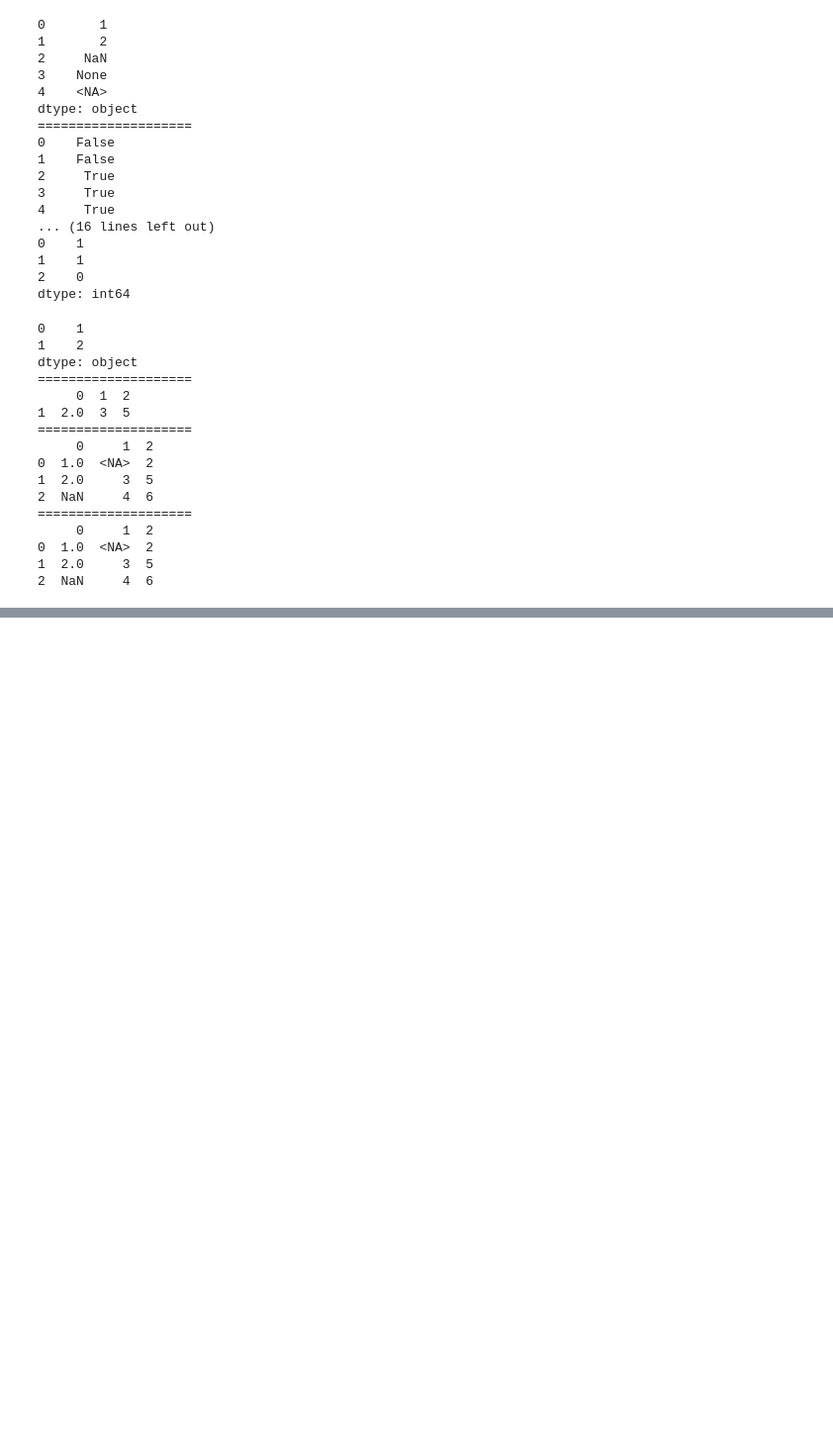
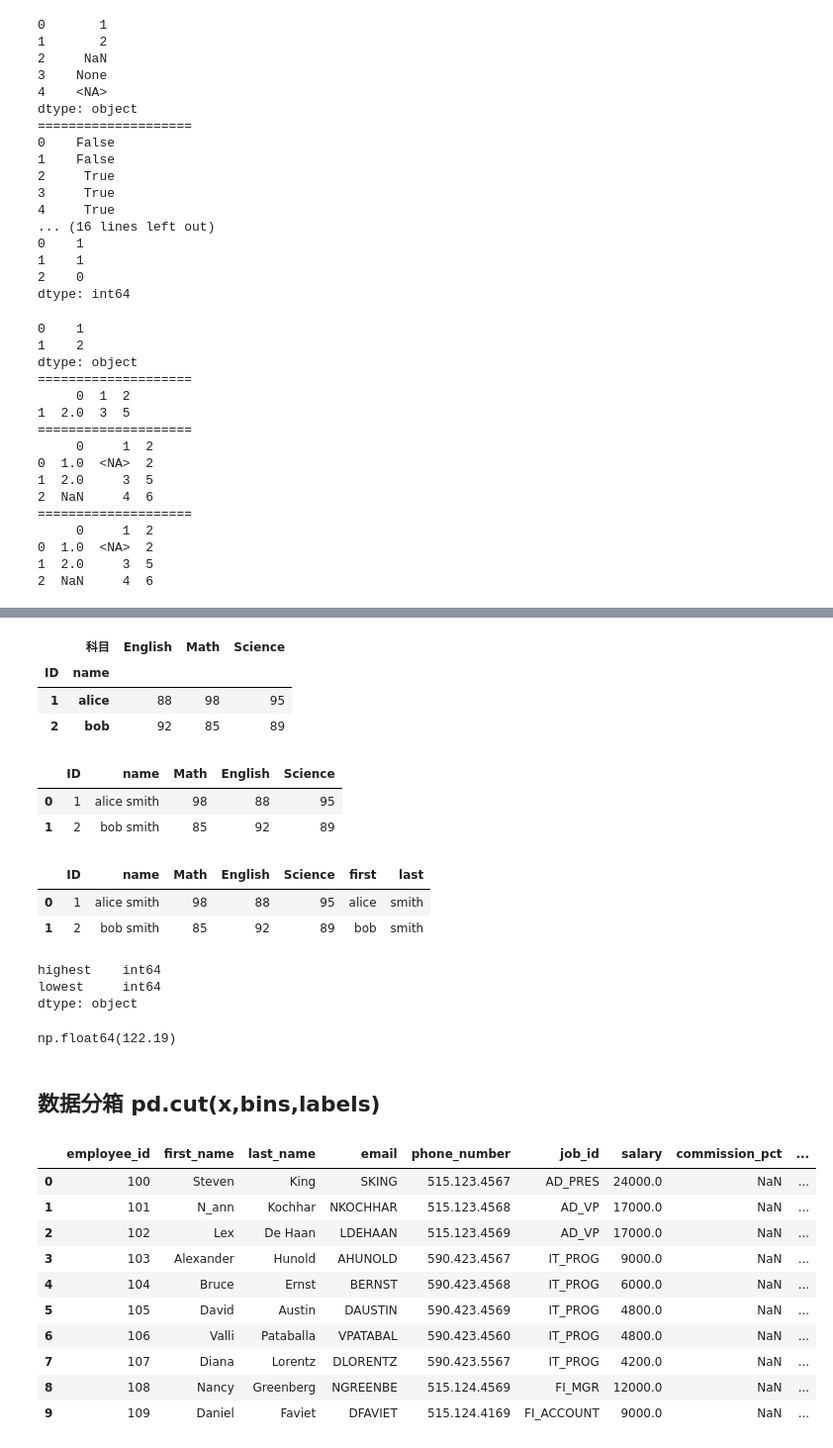
Before and after one commit to aonolee5-cmyk/notes, a Jupyter notebook: 4.数据分析.ipynb, the cells around one changed output, grey strips where cells are left out. Shown: that part at 99% size. Cells and saved outputs as stored; diff of their text form; code cells hidden in the pictures; blank space fills up the shorter version.

```diff
--- a/4.数据分析.ipynb
+++ b/4.数据分析.ipynb
@@ -148,0 +273,63 @@ dtype: int64
+# %%
+# 长表转宽表
+pd.pivot(df2,index=['ID','name'],columns='科目',values='分数')
+# %% [output]
+|  | 科目 | English | Math | Science |
+| ID | name |  |  |  |
+| 1 | alice | 88 | 98 | 95 |
+| 2 | bob | 92 | 85 | 89 |
+# %%
+data={
+    'ID':[1,2],
+    'name':['alice smith','bob smith'],
+    'Math':[98,85],
+    'English':[88,92],
+    'Science':[95,89]
+}
+df=pd.DataFrame(data)
+df
+# %% [output]
+|  | ID | name | Math | English | Science |
+| 0 | 1 | alice smith | 98 | 88 | 95 |
+| 1 | 2 | bob smith | 85 | 92 | 89 |
+# %%
+# 分列操作
+df[['first','last']]=df['name'].str.split(' ',expand=True) # 把要处理的数据当成字符串处理 使用str
+df
+# %% [output]
+|  | ID | name | Math | English | Science | first | last |
+| 0 | 1 | alice smith | 98 | 88 | 95 | alice | smith |
+| 1 | 2 | bob smith | 85 | 92 | 89 | bob | smith |
+# %%
+df=pd.read_csv('data/sleep.csv')
+df=df[['person_id','blood_pressure']]
+df[['highest','lowest']]=df['blood_pressure'].str.split('/',expand=True)
+df['highest']=df['highest'].astype('int64')
+df['lowest']=df['lowest'].astype('int64')
+df[['highest','lowest']].dtypes # 若有多个值，使用DataFrame格式
+# %% [output]
+highest    int64
+lowest     int64
+dtype: object
+# %%
+df.highest.mean()
+# %% [output]
+np.float64(122.19)
+# %% [markdown]
+## 数据分箱 pd.cut(x,bins,labels)
+# %%
+import pandas as pd
+df=pd.read_csv('data/employees.csv')
+df.head(10)
+# %% [output]
+|  | employee_id | first_name | last_name | email | phone_number | job_id | salary | commission_pct | ... |
+| 0 | 100 | Steven | King | SKING | 515.123.4567 | AD_PRES | 24000.0 | NaN | ... |
+| 1 | 101 | N_ann | Kochhar | NKOCHHAR | 515.123.4568 | AD_VP | 17000.0 | NaN | ... |
+| 2 | 102 | Lex | De Haan | LDEHAAN | 515.123.4569 | AD_VP | 17000.0 | NaN | ... |
+| 3 | 103 | Alexander | Hunold | AHUNOLD | 590.423.4567 | IT_PROG | 9000.0 | NaN | ... |
+| 4 | 104 | Bruce | Ernst | BERNST | 590.423.4568 | IT_PROG | 6000.0 | NaN | ... |
+| 5 | 105 | David | Austin | DAUSTIN | 590.423.4569 | IT_PROG | 4800.0 | NaN | ... |
+| 6 | 106 | Valli | Pataballa | VPATABAL | 590.423.4560 | IT_PROG | 4800.0 | NaN | ... |
+| 7 | 107 | Diana | Lorentz | DLORENTZ | 590.423.5567 | IT_PROG | 4200.0 | NaN | ... |
+| 8 | 108 | Nancy | Greenberg | NGREENBE | 515.124.4569 | FI_MGR | 12000.0 | NaN | ... |
+| 9 | 109 | Daniel | Faviet | DFAVIET | 515.124.4169 | FI_ACCOUNT | 9000.0 | NaN | ... |
```
Also changed, not shown: parts of 18 cells of this notebook.
